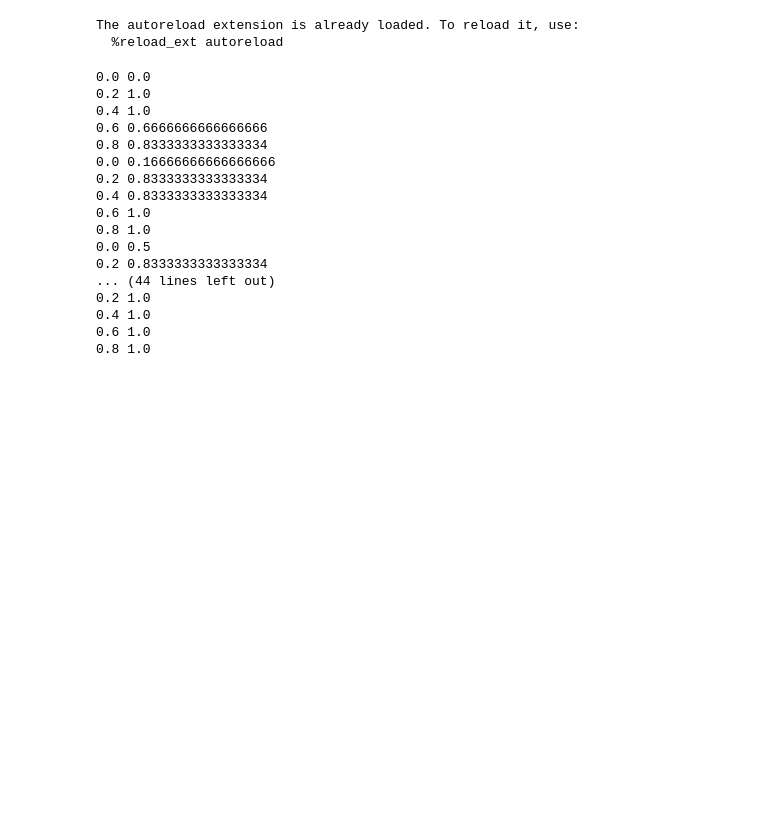
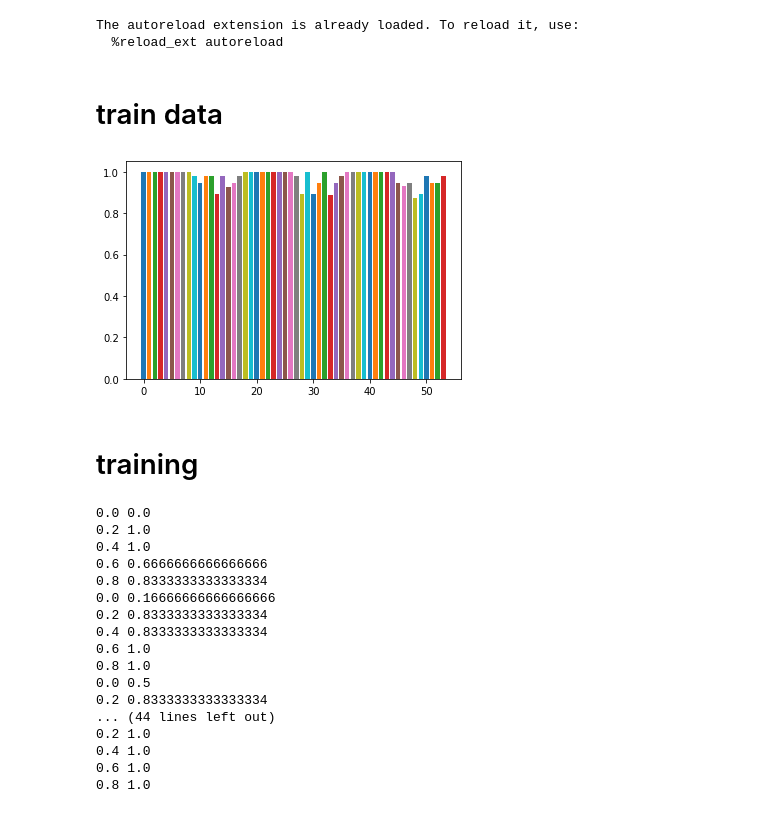
Before and after one commit to andrebeu/PM, a Jupyter notebook: amtask-mini.ipynb, the cells around one changed output. Drawn from its saved outputs; the diff is of its cells as text; code cells hidden in the pictures; blank space fills up the shorter version.

Commit message:
mini sweep

```diff
--- a/amtask-mini.ipynb
+++ b/amtask-mini.ipynb
@@ -18,6 +18,39 @@ from matplotlib import pyplot as plt
 # %% [output]
 The autoreload extension is already loaded. To reload it, use:
   %reload_ext autoreload
+# %% [markdown]
+# train data
+# %%
+ntrL = [1]
+wmL = [1,2]
+deepL = [0,1]
+stsizeL = [8,10,12]
+instdimL = [8,10,12]
+stimdimL = [8,10,12]
+# %%
+
+fdir = 'model_data/amtask-mini/'
+D = {}
+for ntr,wmsetting,stsize,deep,instdim,stimdim in itertools.product(ntrL,wmL,stsizeL,deepL,instdimL,stimdimL):
+  D[ntr,wmsetting,stsize,deep,instdim,stimdim] = []
+  for seed in range(3):
+    fpath = 'ntrials_%i-lstm(%i)_%i-deep_%i-em_0-instdim_%i-stimdim_%i-seed_%i-trsc.npy'%(
+                ntr,wmsetting,stsize,deep,instdim,stimdim,seed)
+    try:
+      trsc = np.load(fdir+fpath)
+      D[ntr,wmsetting,stsize,deep,instdim,stimdim].append(trsc)
+    except:
+      pass
+# %%
+for idx,(group,trscL) in enumerate(D.items()):
+  if not len(trscL): continue
+  trsc = np.array(trscL)
+  tracc = trsc.mean((2,3))
+  plt.bar(idx,tracc[:,-1000:].mean())
+# %% [output]
+[figure, added]
+# %% [markdown]
+# training
 # %%
 nmaps = 2
 ntr,trlen=2,1
```
Also changed, not shown: 3 other files.
